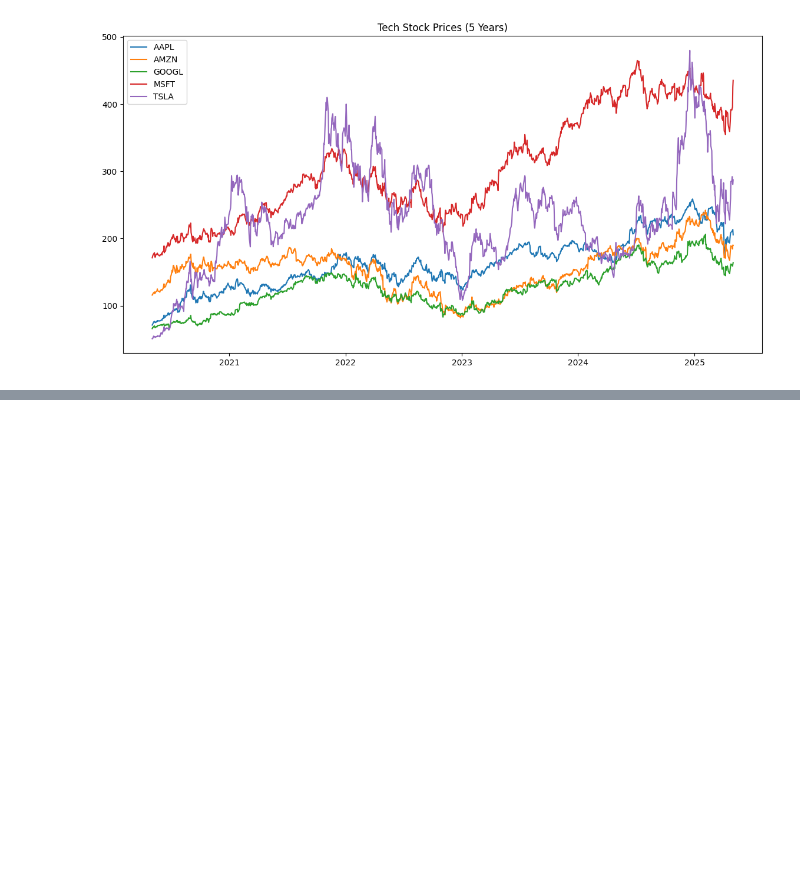
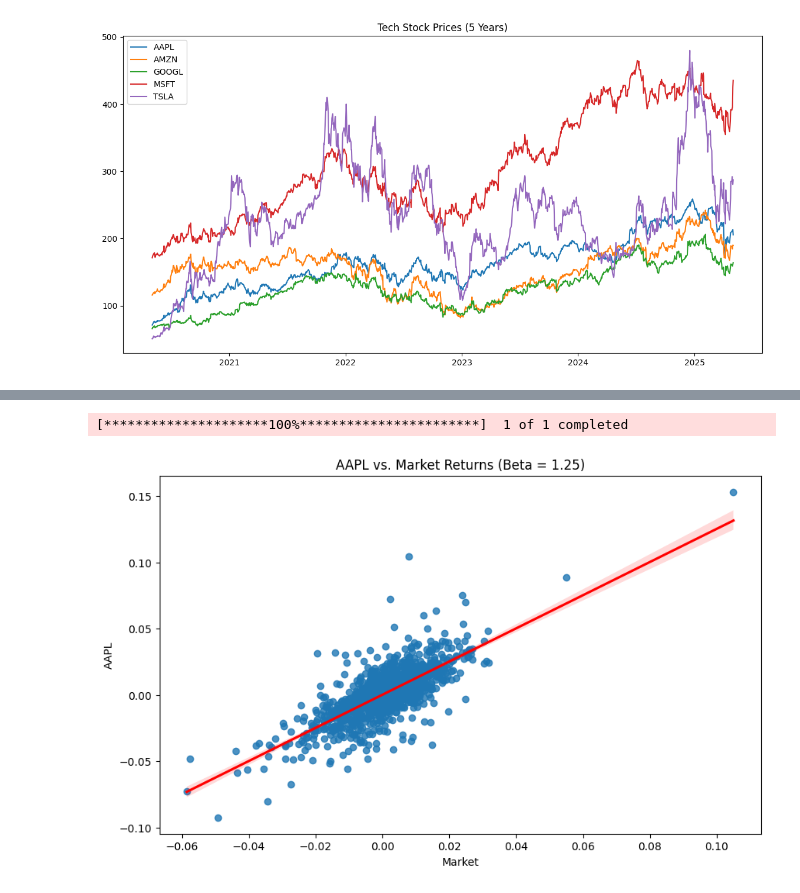
Before and after one commit to Nihar-24/stock-macro-eda, a Jupyter notebook: notebooks/analysis.ipynb, the cells around one changed output, grey strips where cells are left out. Drawn from its saved outputs; the diff is of its cells as text; code cells hidden in the pictures; blank space fills up the shorter version.

```diff
--- a/notebooks/analysis.ipynb
+++ b/notebooks/analysis.ipynb
@@ -71,0 +118,10 @@ plt.show()
+# %%
+# Fetch S&P 500 data as market proxy
+market = yf.download('SPY', period='5y', auto_adjust=True)['Close']
+market_returns = market.pct_change().dropna()
+# %% [output]
+[*********************100%***********************]  1 of 1 completed
+# %%
+# Merge stock returns (e.g., AAPL) with market returns
+merged_returns = pd.concat([returns['AAPL'], market_returns], axis=1).dropna()
+merged_returns.columns = ['AAPL', 'Market']
@@ -71,0 +134,9 @@ plt.show()
+# %%
+# Plot regression line
+plt.figure(figsize=(10, 6))
+sns.regplot(x='Market', y='AAPL', data=merged_returns, line_kws={'color': 'red'})
+plt.title(f'AAPL vs. Market Returns (Beta = {beta:.2f})')
+plt.savefig('../visuals/capm_beta.png', bbox_inches='tight')
+plt.show()
+# %% [output]
+[figure, added]
```
Also changed, not shown: parts of 11 cells of this notebook.
